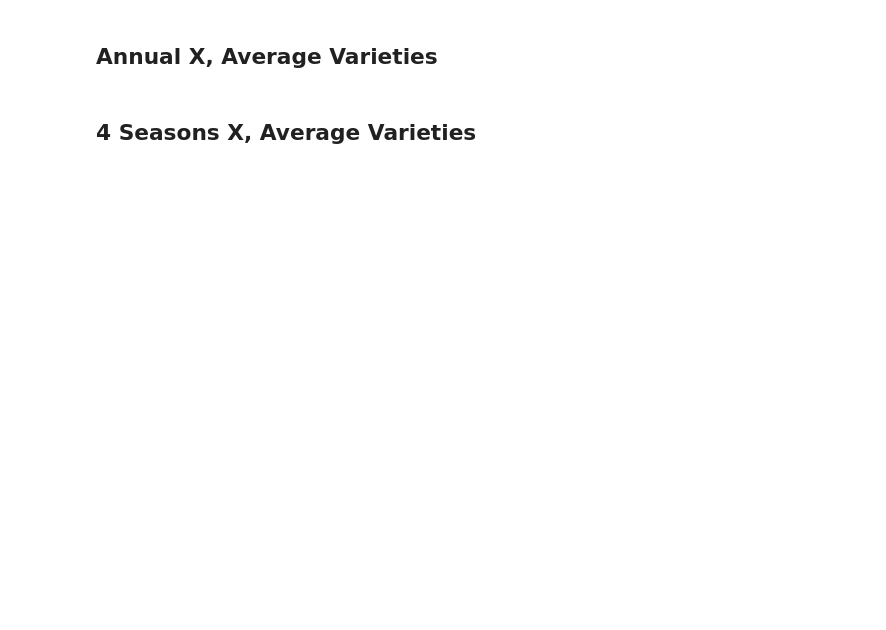
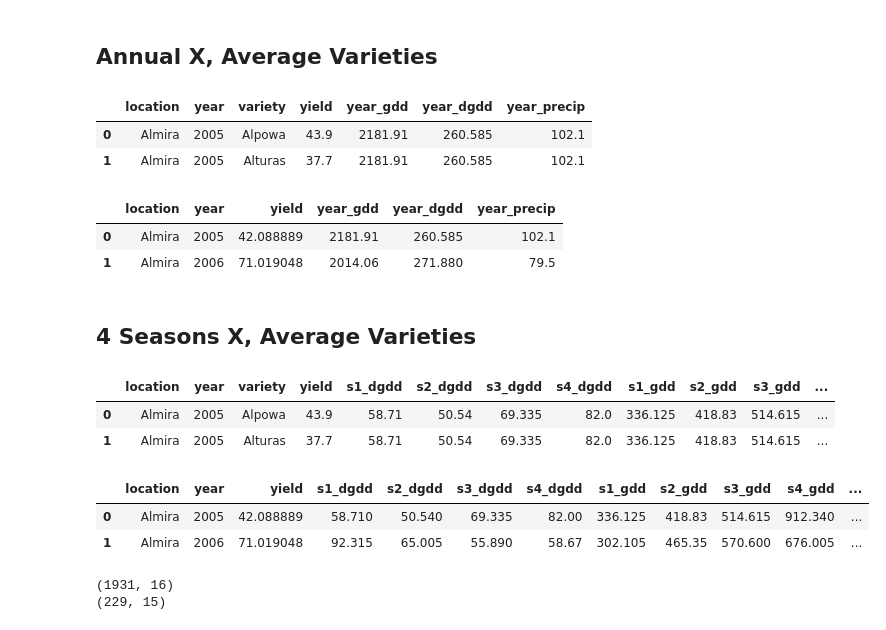
Before and after one commit to HNoorazar/Ag_Others, a Jupyter notebook: Ehsan/Wheat/00_read_excel_dump.ipynb, the cells around one changed output. Saved outputs shown, nothing was run; the diff lists cells and outputs as text; code cells hidden in the pictures; blank space fills up the shorter version.

```diff
--- a/Ehsan/Wheat/00_read_excel_dump.ipynb
+++ b/Ehsan/Wheat/00_read_excel_dump.ipynb
@@ -431,5 +391,51 @@ df_season[(df_season["location"] == "Almira") & (df_season["variety"] == "Alpowa
 | 78 | Almira | 2014 | Alpowa | 21.633333 | 68.175 | 50.900 | 46.830 | 61.775 | 386.235 | 449.195 | 643.225 | ... |
 # %% [markdown]
 ## Annual X, Average Varieties
+# %%
+df_year.head(2)
+# %% [output]
+|  | location | year | variety | yield | year_gdd | year_dgdd | year_precip |
+| 0 | Almira | 2005 | Alpowa | 43.9 | 2181.91 | 260.585 | 102.1 |
+| 1 | Almira | 2005 | Alturas | 37.7 | 2181.91 | 260.585 | 102.1 |
+# %%
+df_year_avg = df_year[["location", "year", "yield"]].copy()
+df_year_avg = df_year_avg.groupby(["location", "year"]).mean().reset_index(drop=False)
+
+df_year_weather = df_year[["location", "year", "year_gdd", "year_dgdd", "year_precip"]].copy()
+df_year_weather.drop_duplicates(inplace=True)
+
+df_year_avg = pd.merge(df_year_avg, df_year_weather, on=["location", "year"], how="left")
+df_year_avg.head(2)
+# %% [output]
+|  | location | year | yield | year_gdd | year_dgdd | year_precip |
+| 0 | Almira | 2005 | 42.088889 | 2181.91 | 260.585 | 102.1 |
+| 1 | Almira | 2006 | 71.019048 | 2014.06 | 271.880 | 79.5 |
 # %% [markdown]
 ## 4 Seasons X, Average Varieties
+# %%
+df_season.head(2)
+# %% [output]
+|  | location | year | variety | yield | s1_dgdd | s2_dgdd | s3_dgdd | s4_dgdd | s1_gdd | s2_gdd | s3_gdd | ... |
+| 0 | Almira | 2005 | Alpowa | 43.9 | 58.71 | 50.54 | 69.335 | 82.0 | 336.125 | 418.83 | 514.615 | ... |
+| 1 | Almira | 2005 | Alturas | 37.7 | 58.71 | 50.54 | 69.335 | 82.0 | 336.125 | 418.83 | 514.615 | ... |
+# %%
+seasonal_vars = [x for x in df_season.columns if "s" in x]
+# %%
+df_season_avg = df_season[["location", "year", "yield"]].copy()
+df_season_avg = df_season_avg.groupby(["location", "year"]).mean().reset_index(drop=False)
+
+df_season_weather = df_season[["location", "year"] + seasonal_vars].copy()
+df_season_weather.drop_duplicates(inplace=True)
+
+df_season_avg = pd.merge(df_season_avg, df_season_weather, on=["location", "year"], how="left")
+df_season_avg.head(2)
+# %% [output]
+|  | location | year | yield | s1_dgdd | s2_dgdd | s3_dgdd | s4_dgdd | s1_gdd | s2_gdd | s3_gdd | s4_gdd | ... |
+| 0 | Almira | 2005 | 42.088889 | 58.710 | 50.540 | 69.335 | 82.00 | 336.125 | 418.83 | 514.615 | 912.340 | ... |
+| 1 | Almira | 2006 | 71.019048 | 92.315 | 65.005 | 55.890 | 58.67 | 302.105 | 465.35 | 570.600 | 676.005 | ... |
+# %%
+print (df_season.shape)
+print (df_season_avg.shape)
+# %% [output]
+(1931, 16)
+(229, 15)
```
Also changed, not shown: parts of 8 cells of this notebook, 9 other files.
